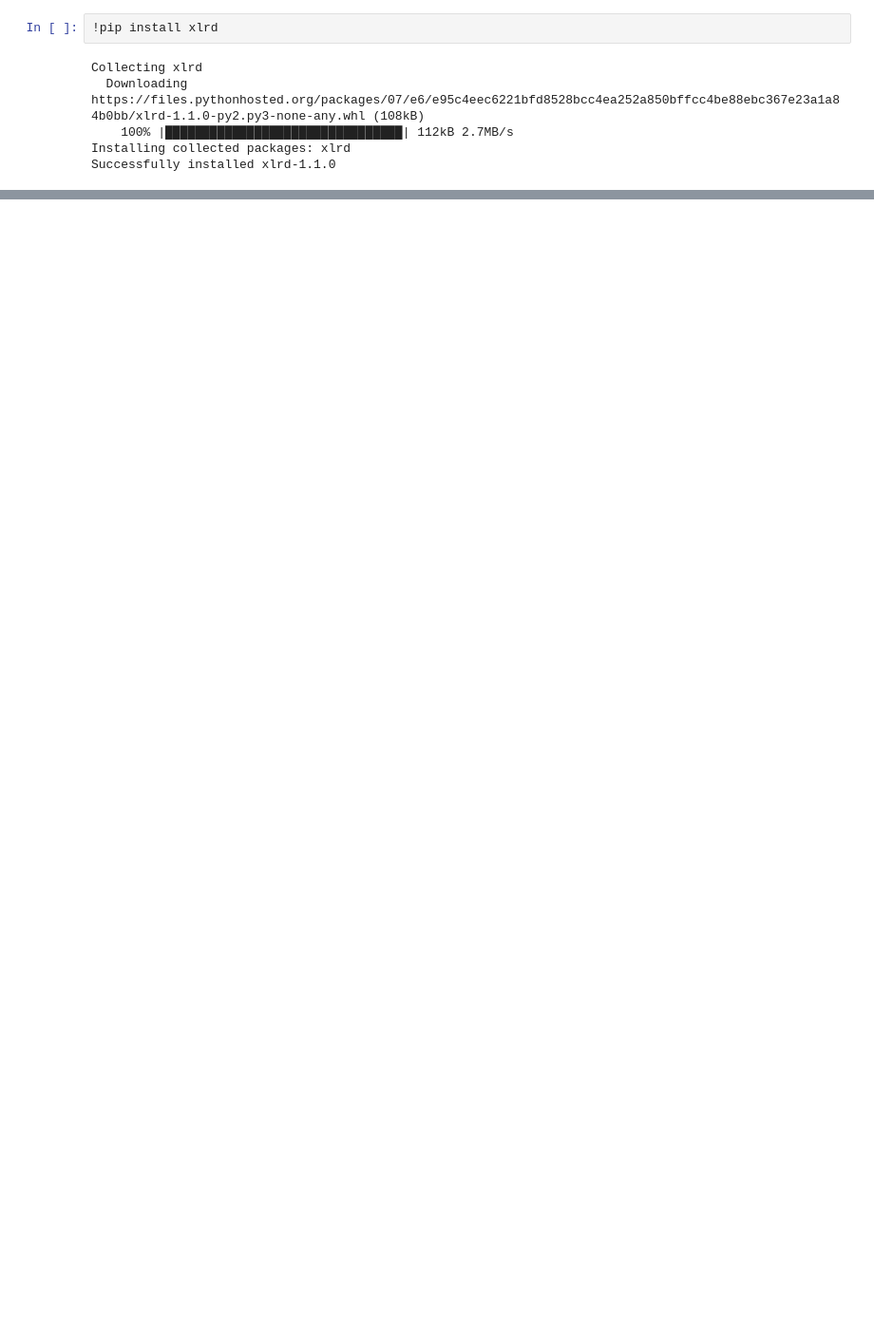
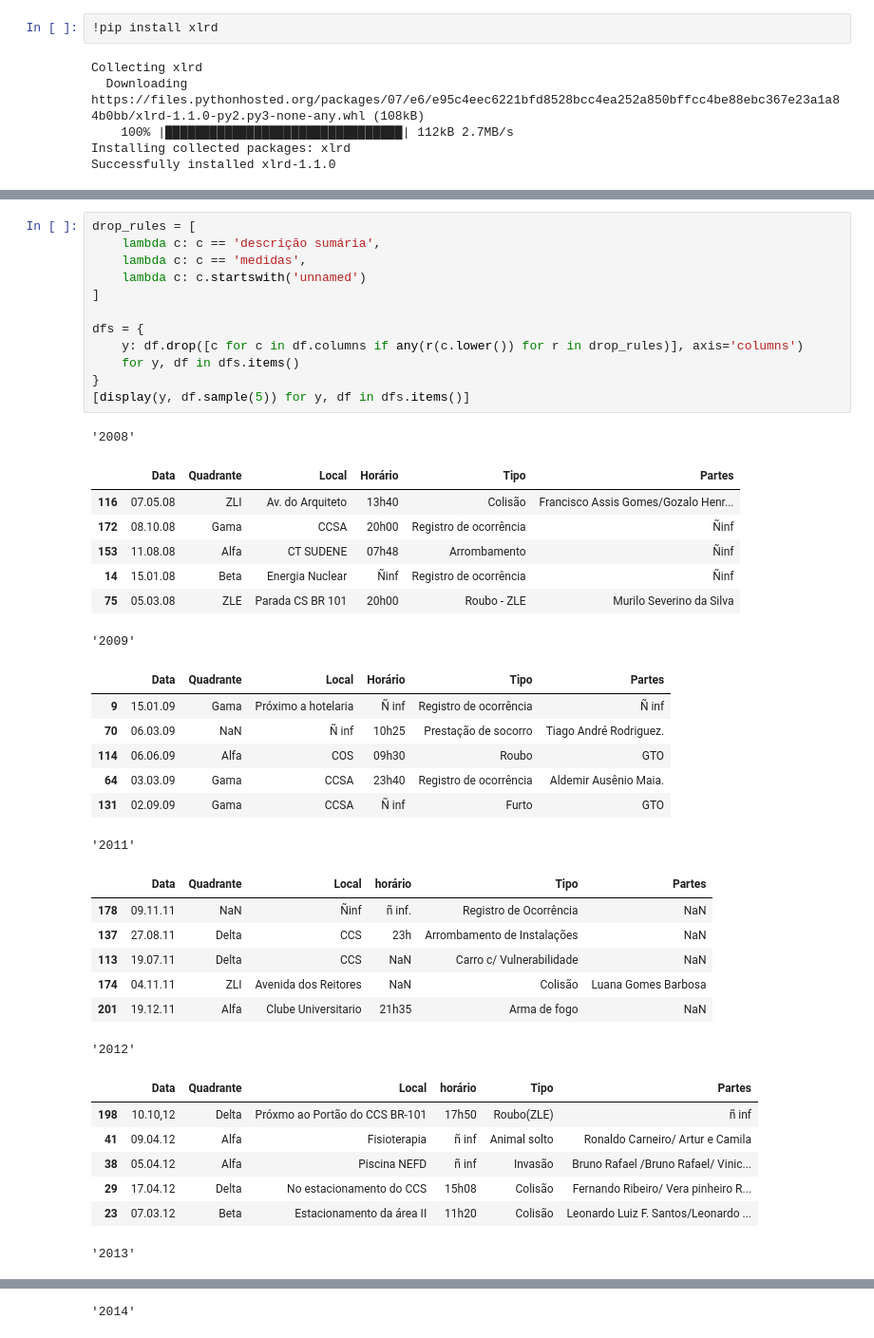
Before and after one commit to pedro00dk/ufpe-security-analysis, a Jupyter notebook: ufpe_sa.ipynb, the cells around one changed output, grey strips where cells are left out. Shown at 95% size. Cells and saved outputs as stored; diff of their text form; blank space fills up the shorter version.

Commit message:
Drop useless columns

```diff
--- a/ufpe_sa.ipynb
+++ b/ufpe_sa.ipynb
@@ -75 +64,43 @@ dfs = xls.parse(sheet_name=xls.sheet_names)
 ... (4 outputs left out)
+# %%
+drop_rules = [
+    lambda c: c == 'descrição sumária',
+    lambda c: c == 'medidas',
+    lambda c: c.startswith('unnamed')
+]
+
+dfs = {
+    y: df.drop([c for c in df.columns if any(r(c.lower()) for r in drop_rules)], axis='columns')
+    for y, df in dfs.items()
+}
+[display(y, df.sample(5)) for y, df in dfs.items()]
+# %% [output]
+'2008'
+|  | Data | Quadrante | Local | Horário | Tipo | Partes |
+| 116 | 07.05.08 | ZLI | Av. do Arquiteto | 13h40 | Colisão | Francisco Assis Gomes/Gozalo Henr... |
+| 172 | 08.10.08 | Gama | CCSA | 20h00 | Registro de ocorrência | Ñinf |
+| 153 | 11.08.08 | Alfa | CT SUDENE | 07h48 | Arrombamento | Ñinf |
+| 14 | 15.01.08 | Beta | Energia Nuclear | Ñinf | Registro de ocorrência | Ñinf |
+| 75 | 05.03.08 | ZLE | Parada CS BR 101 | 20h00 | Roubo - ZLE | Murilo Severino da Silva |
+'2009'
+|  | Data | Quadrante | Local | Horário | Tipo | Partes |
+| 9 | 15.01.09 | Gama | Próximo a hotelaria | Ñ inf | Registro de ocorrência | Ñ inf |
+| 70 | 06.03.09 | NaN | Ñ inf | 10h25 | Prestação de socorro | Tiago André Rodriguez. |
+| 114 | 06.06.09 | Alfa | COS | 09h30 | Roubo | GTO |
+| 64 | 03.03.09 | Gama | CCSA | 23h40 | Registro de ocorrência | Aldemir Ausênio Maia. |
+| 131 | 02.09.09 | Gama | CCSA | Ñ inf | Furto | GTO |
+'2011'
+|  | Data | Quadrante | Local | horário | Tipo | Partes |
+| 178 | 09.11.11 | NaN | Ñinf | ñ inf. | Registro de Ocorrência | NaN |
+| 137 | 27.08.11 | Delta | CCS | 23h | Arrombamento de Instalações | NaN |
+| 113 | 19.07.11 | Delta | CCS | NaN | Carro c/ Vulnerabilidade | NaN |
+| 174 | 04.11.11 | ZLI | Avenida dos Reitores | NaN | Colisão | Luana Gomes Barbosa |
+| 201 | 19.12.11 | Alfa | Clube Universitario | 21h35 | Arma de fogo | NaN |
+'2012'
+|  | Data | Quadrante | Local | horário | Tipo | Partes |
+| 198 | 10.10,12 | Delta | Próxmo ao Portão do CCS BR-101 | 17h50 | Roubo(ZLE) | ñ inf |
+| 41 | 09.04.12 | Alfa | Fisioterapia | ñ inf | Animal solto | Ronaldo Carneiro/ Artur e Camila |
+| 38 | 05.04.12 | Alfa | Piscina NEFD | ñ inf | Invasão | Bruno Rafael /Bruno Rafael/ Vinic... |
+| 29 | 17.04.12 | Delta | No estacionamento do CCS | 15h08 | Colisão | Fernando Ribeiro/ Vera pinheiro R... |
+| 23 | 07.03.12 | Beta | Estacionamento da área II | 11h20 | Colisão | Leonardo Luiz F. Santos/Leonardo ... |
+'2013'
@@ -75,0 +113 @@ dfs = xls.parse(sheet_name=xls.sheet_names)
+'2014'
```
Also changed, not shown: parts of 6 cells of this notebook.
